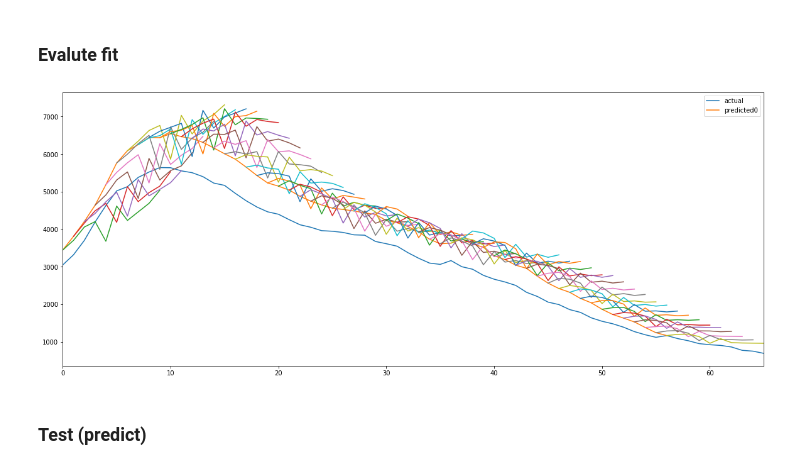
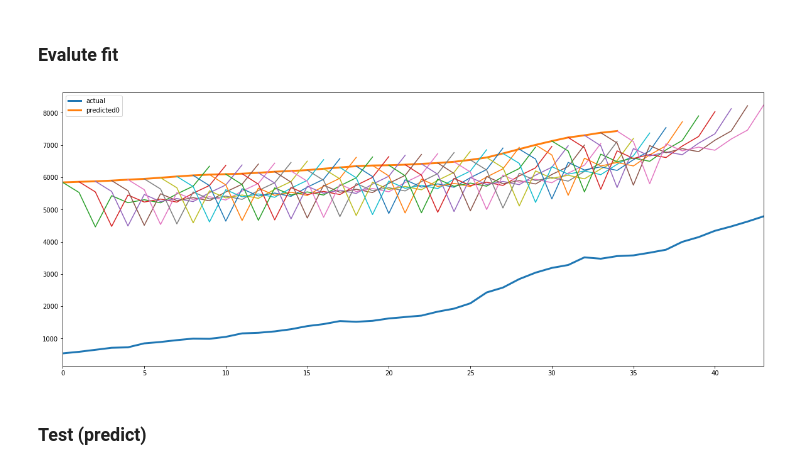
Before and after one commit to VICS-CORE/stats, a Jupyter notebook: 11_YudistirNet.ipynb, the cells around one changed output. Cells and saved outputs as stored; diff of their text form; code cells hidden in the pictures.

```diff
--- a/11_YudistirNet.ipynb
+++ b/11_YudistirNet.ipynb
@@ -46,11 +46,6 @@ VAL_RATIO = 0.3
 
 ip_trn = []
 op_trn = []
-
-ip_tst = []
-op_tst = []
-
-test = []
 
 countries = df['location'].unique()
 c = 0
@@ -67,20 +62,12 @@ for country in countries:
         print(c, country, len(country_df), pop)
         daily_cases = np.array(country_df['new_cases'].rolling(7, center=True, min_periods=1).mean() * 1000 / pop, dtype=np.float32)
 
-        if country in ['India']: # Countries to be tested
-            test.append(daily_cases)
+        if country in ['India']: # Countries to be tested. Not included in training data.
             continue
 
         for i in range(len(country_df) - IP_SEQ_LEN - OP_SEQ_LEN + 1):
             ip_trn.append(daily_cases[i : i+IP_SEQ_LEN])
             op_trn.append(daily_cases[i+IP_SEQ_LEN : i+IP_SEQ_LEN+OP_SEQ_LEN])
-            if country == 'Italy': # Country to test curve fit
-                ip_tst.append(daily_cases[i : i+IP_SEQ_LEN])
-                op_tst.append(daily_cases[i+IP_SEQ_LEN : i+IP_SEQ_LEN+OP_SEQ_LEN])
-
-ip_tst = torch.from_numpy(np.array(ip_tst, dtype=np.float32))
-op_tst = torch.from_numpy(np.array(op_tst, dtype=np.float32))
-tst_set = tdt.TensorDataset(ip_tst, op_tst)
 
 ip_trn = torch.from_numpy(np.array(ip_trn, dtype=np.float32))
 op_trn = torch.from_numpy(np.array(op_trn, dtype=np.float32))
@@ -93,7 +80,6 @@ print("Training data:", trn_len, "Validation data:", val_len)
 
 trn_loader = tdt.DataLoader(trn_set, shuffle=True, batch_size=1)
 val_loader = tdt.DataLoader(val_set, shuffle=True, batch_size=1)
-tst_loader = tdt.DataLoader(tst_set, shuffle=False, batch_size=1)
 # %% [output]
 1 Afghanistan 52 38928341.0
 2 Albania 57 2877800.0
@@ -218,47 +204,49 @@ END: [ 2020-05-27 18:02:11.954307 ]
 # %% [markdown]
 ### Evalute fit
 # %%
-pop_fct = df.loc[df.location=='Italy', 'population'].iloc[0] / 1000
+c = "India"
+pop_fct = df.loc[df.location==c, 'population'].iloc[0] / 1000
 
 all_preds = []
 pred_vals = []
 out_vals = []
-i = -1
-for data in tst_loader:
-    i += 1
-#     if i%10 != 0:
-#         continue # skip 9 entries since each prediction is of length 10
 
-    ip, op = data
+test_data = np.array(df.loc[(df.location==c) & (df.total_cases>=100), 'new_cases'].rolling(7, center=True, min_periods=1).mean() / pop_fct, dtype=np.float32)
+
+for i in range(len(test_data) - IP_SEQ_LEN - OP_SEQ_LEN + 1):
+    ip = torch.tensor(test_data[i : i+IP_SEQ_LEN])
+    op = torch.tensor(test_data[i+IP_SEQ_LEN : i+IP_SEQ_LEN+OP_SEQ_LEN])
+
     pred = model.predict(ip.view(IP_SEQ_LEN, 1, 1))
-
 #     if i==0: # prepend first input
-#         pred_vals.append(ip.view(IP_SEQ_LEN).numpy() * pop_fct)
+#         pred_vals.extend(ip.view(IP_SEQ_LEN).numpy() * pop_fct)
 #         out_vals.extend(ip.view(IP_SEQ_LEN).numpy() * pop_fct)
-
     all_preds.append(pred.view(OP_SEQ_LEN).numpy() * pop_fct)
     pred_vals.append(pred.view(OP_SEQ_LEN).numpy()[0] * pop_fct)
     out_vals.append(op.view(OP_SEQ_LEN).numpy()[0] * pop_fct)
 
 # last N-1 values
 out_vals.extend(op.view(OP_SEQ_LEN).numpy()[1:] * pop_fct)
 pred_vals.extend(([np.NaN] * OP_SEQ_LEN)[1:]) # pad with NaN
 
 cmp_df = pd.DataFrame({
     'actual': out_vals,
     'predicted0': pred_vals
 })
-ax = cmp_df.plot(figsize=(20,8))
+ax = cmp_df.plot(
+    figsize=(20,8),
+    lw=3
+)
 
 # plot predictions
 i=0
 for pred in all_preds:
     cmp_df['predicted_cases'] = np.NaN
     cmp_df.loc[i:i+OP_SEQ_LEN-1, 'predicted_cases'] = pred
     cmp_df.plot(y='predicted_cases', ax=ax, legend=False)
     i+=1
 # %% [output]
-[figure, old version]
+[figure, new version]
 # %% [markdown]
 ### Test (predict)
 # %%
```
Also changed, not shown: parts of 2 cells of this notebook.
